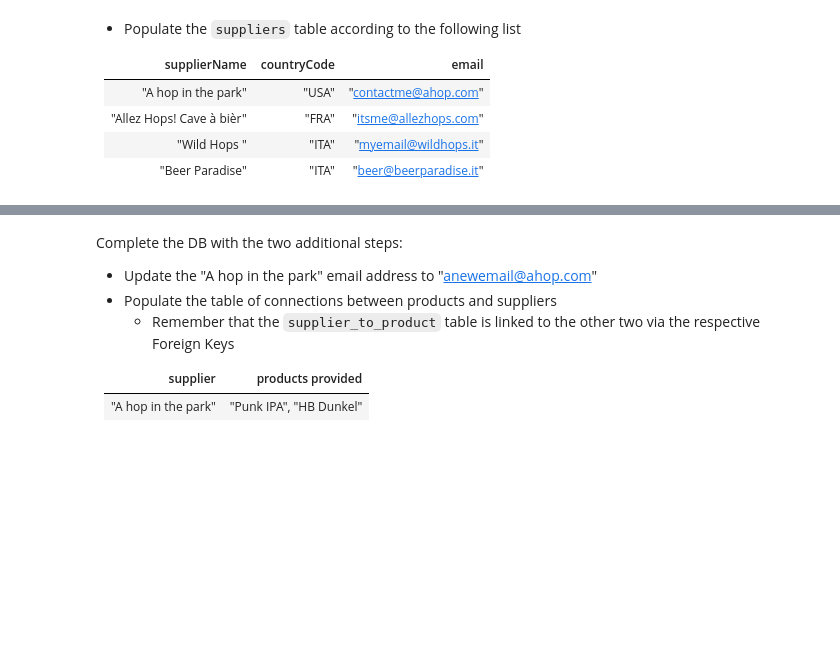
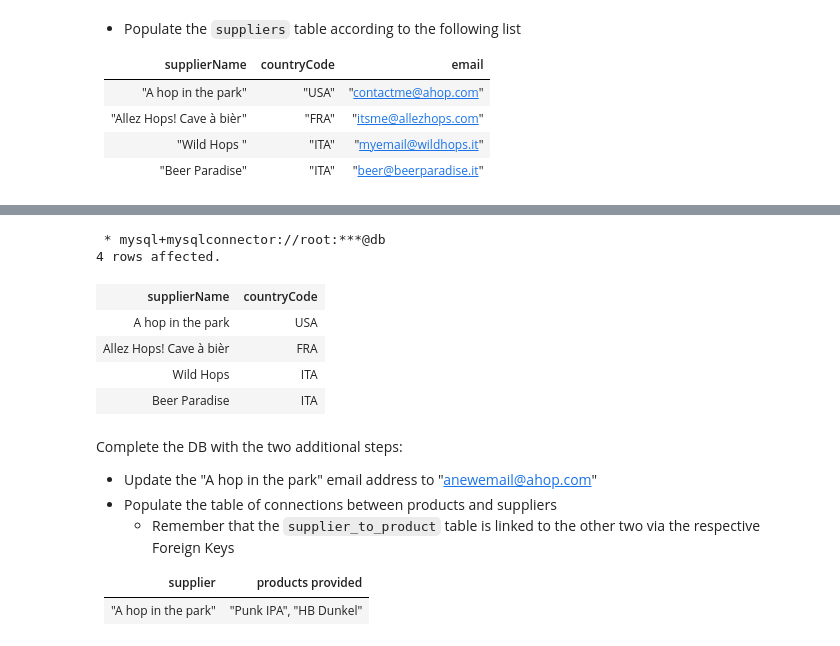
Before and after one commit to gulbord/MAPD-B, a Jupyter notebook: mysql/notebooks/MySQL.ipynb, the cells around one changed output, grey strips where cells are left out. Cells and saved outputs as stored; diff of their text form; code cells hidden in the pictures; blank space fills up the shorter version.

```diff
--- a/mysql/notebooks/MySQL.ipynb
+++ b/mysql/notebooks/MySQL.ipynb
@@ -888,3 +1074,15 @@ SELECT * FROM suppliers;
+# %%
+%%sql
+
+SELECT supplierName, countryCode FROM suppliers;
+# %% [output]
+ * mysql+mysqlconnector://root:***@db
+4 rows affected.
+| supplierName | countryCode |
+| A hop in the park | USA |
+| Allez Hops! Cave à bièr | FRA |
+| Wild Hops | ITA |
+| Beer Paradise | ITA |
 # %% [markdown]
 Complete the DB with the two additional steps:
 
```
Also changed, not shown: parts of 56 cells of this notebook.
